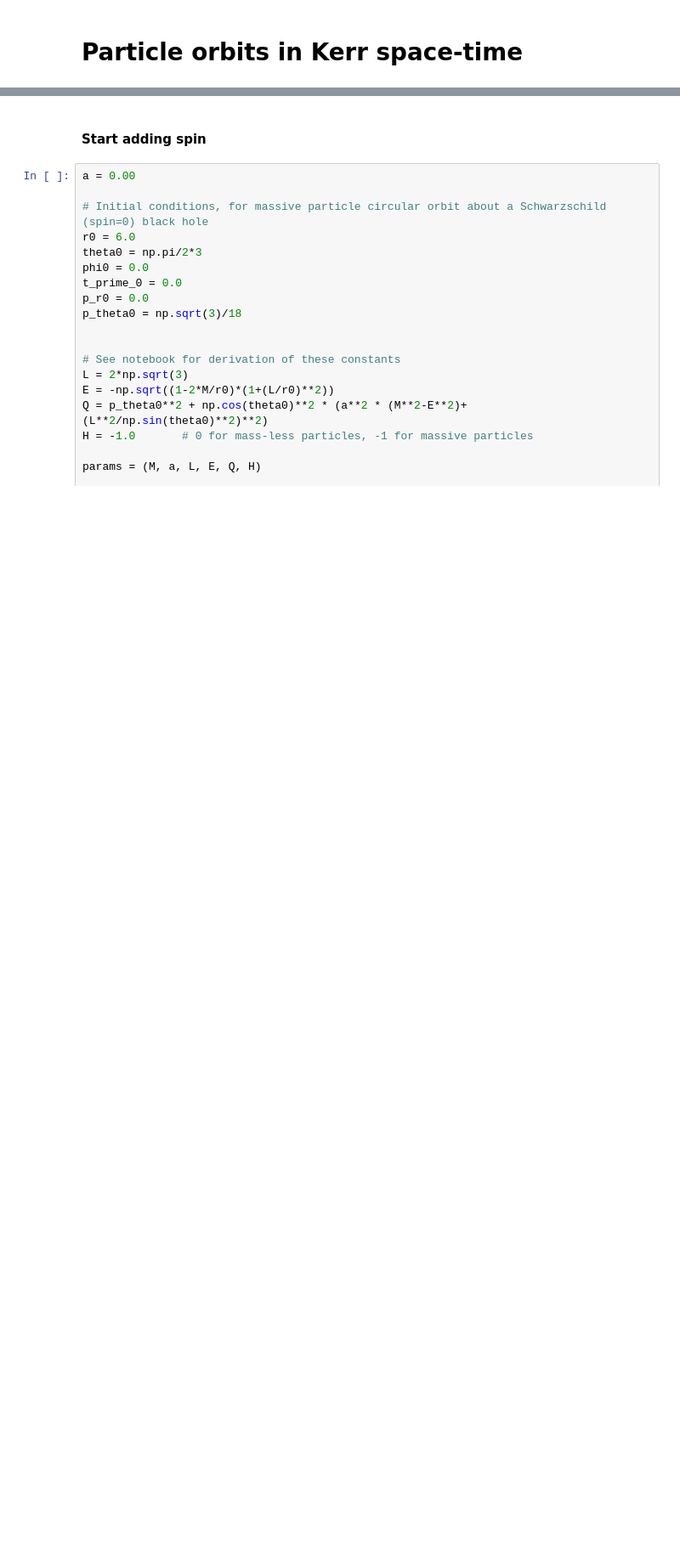
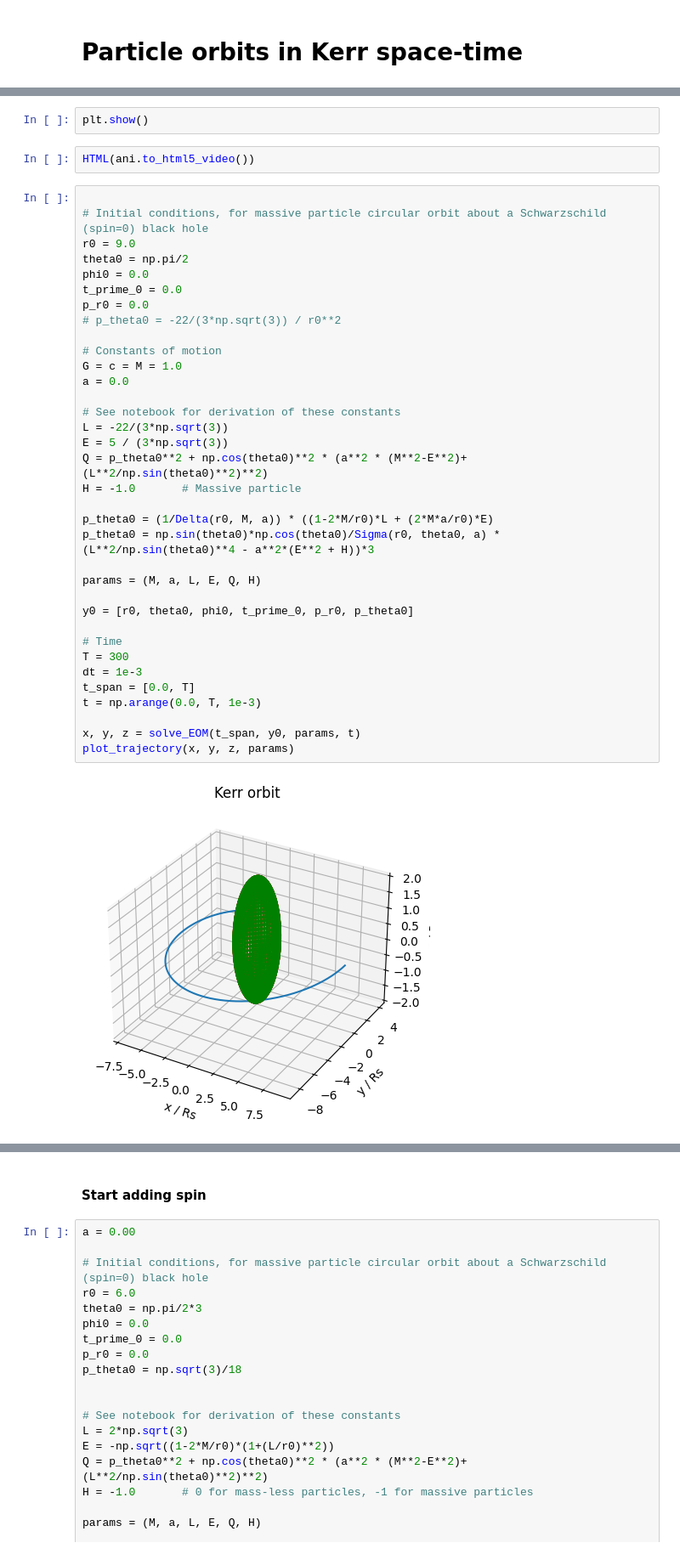
Before and after one commit to j-moncr/honours_nr, a Jupyter notebook: particle_orbits.ipynb, the cells around one changed output, grey strips where cells are left out. Shown at 85% size. Saved outputs shown, nothing was run; the diff lists cells and outputs as text; blank space fills up the shorter version.

```diff
--- a/particle_orbits.ipynb
+++ b/particle_orbits.ipynb
@@ -135,0 +210,41 @@ plot_trajectory(x, y, z)
+# %%
+plt.show()
+# %%
+HTML(ani.to_html5_video())
+# %%
+
+# Initial conditions, for massive particle circular orbit about a Schwarzschild (spin=0) black hole
+r0 = 9.0
+theta0 = np.pi/2
+phi0 = 0.0
+t_prime_0 = 0.0
+p_r0 = 0.0
+# p_theta0 = -22/(3*np.sqrt(3)) / r0**2
+
+# Constants of motion
+G = c = M = 1.0
+a = 0.0
+
+# See notebook for derivation of these constants
+L = -22/(3*np.sqrt(3))
+E = 5 / (3*np.sqrt(3))
+Q = p_theta0**2 + np.cos(theta0)**2 * (a**2 * (M**2-E**2)+(L**2/np.sin(theta0)**2)**2)
+H = -1.0       # Massive particle
+
+p_theta0 = (1/Delta(r0, M, a)) * ((1-2*M/r0)*L + (2*M*a/r0)*E)
+p_theta0 = np.sin(theta0)*np.cos(theta0)/Sigma(r0, theta0, a) * (L**2/np.sin(theta0)**4 - a**2*(E**2 + H))*3
+
+params = (M, a, L, E, Q, H)
+
+y0 = [r0, theta0, phi0, t_prime_0, p_r0, p_theta0]
+
+# Time
+T = 300
+dt = 1e-3
+t_span = [0.0, T]
+t = np.arange(0.0, T, 1e-3)
+
+x, y, z = solve_EOM(t_span, y0, params, t)
+plot_trajectory(x, y, z, params)
+# %% [output]
+[figure, added]
```
Also changed, not shown: parts of 10 cells of this notebook.
